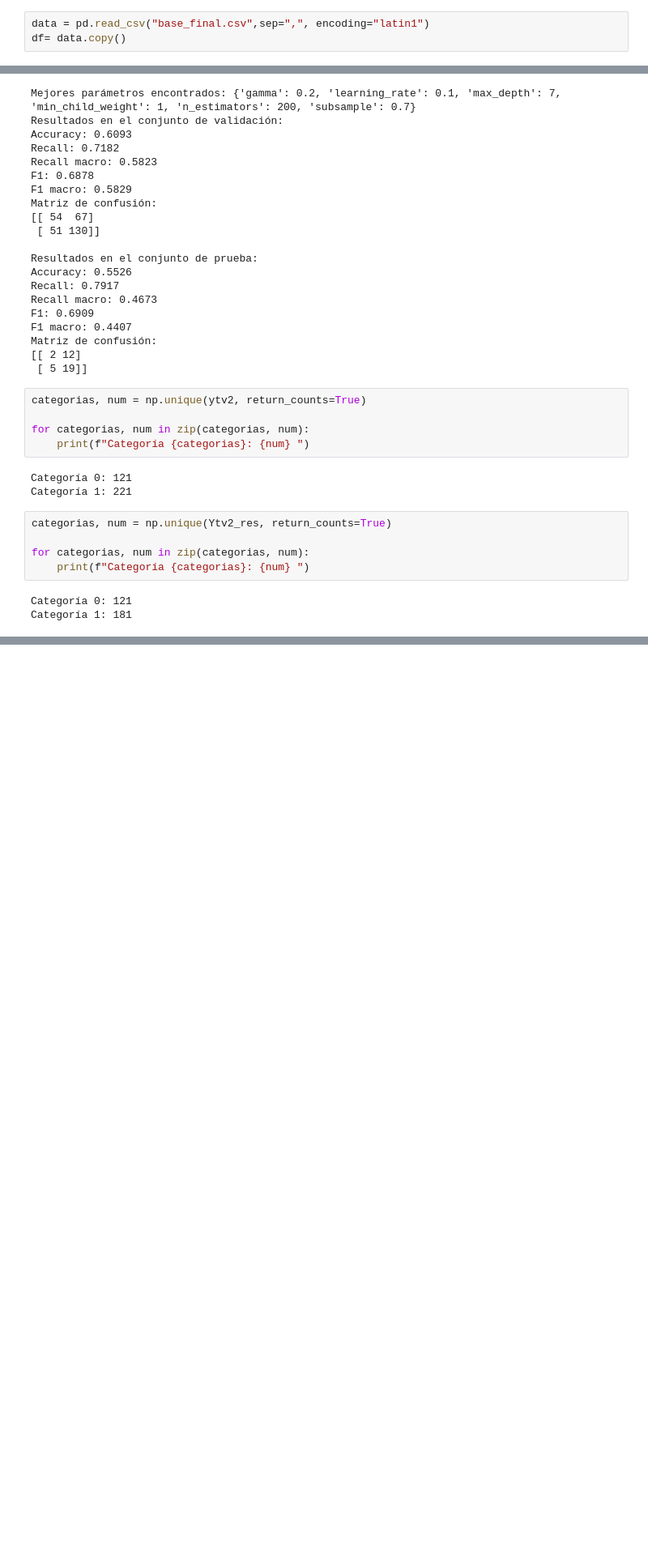
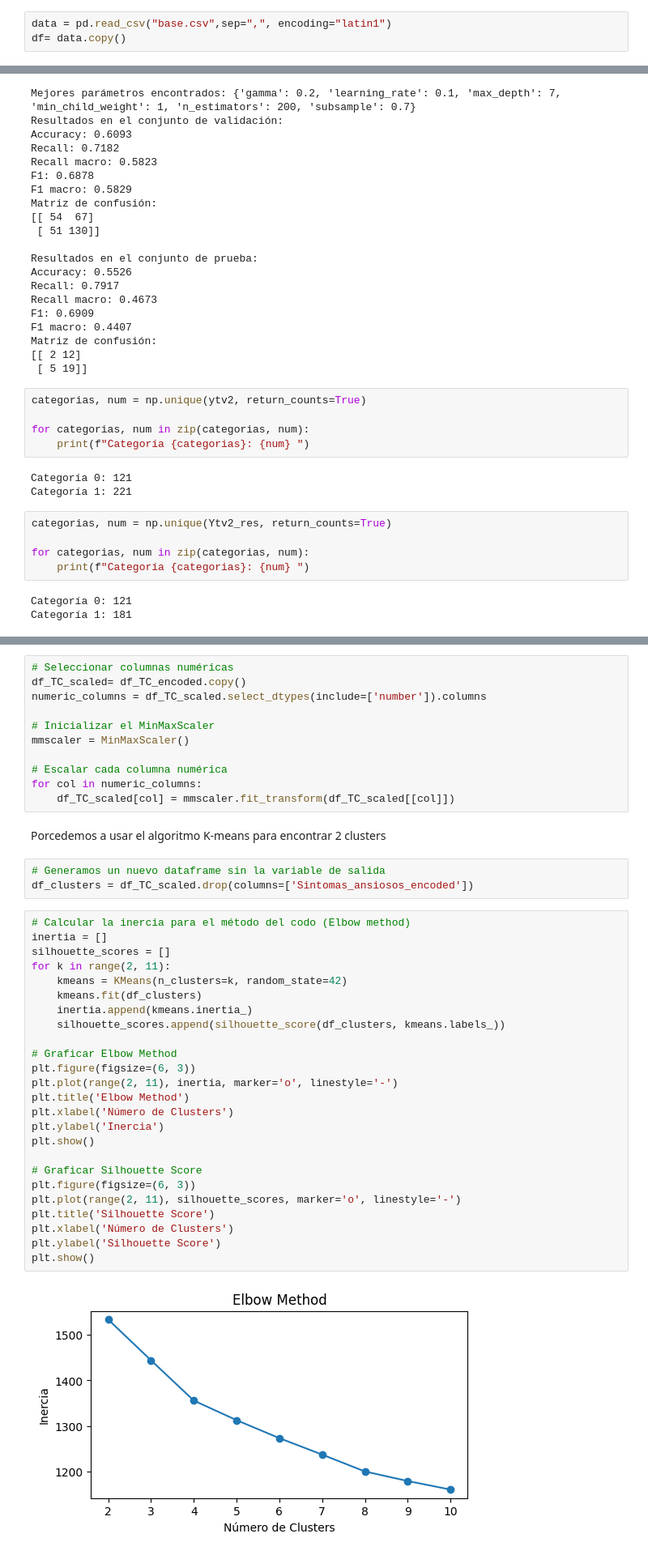
Before and after one commit to daniela-estevez/ProyectoIntegrador, a Jupyter notebook: Avance4_13Equipo.ipynb, the cells around one changed output, grey strips where cells are left out. Shown: that part at 81% size. Drawn from its saved outputs; the diff is of its cells as text; blank space fills up the shorter version.

```diff
--- a/Avance4_13Equipo.ipynb
+++ b/Avance4_13Equipo.ipynb
@@ -59,7 +64,7 @@ from sklearn.metrics import silhouette_score
 # %% [markdown]
 Se aplica el pre procesamiento de los datos que se ha trabajado en semanas anteriores
 # %%
-data = pd.read_csv("base_final.csv",sep=",", encoding="latin1")
+data = pd.read_csv("base.csv",sep=",", encoding="latin1")
 df= data.copy()
 # %%
 # Eliminamos entonces estas características
@@ -1514,0 +1526,43 @@ Categoría 1: 181
+# %%
+# Seleccionar columnas numéricas
+df_TC_scaled= df_TC_encoded.copy()
+numeric_columns = df_TC_scaled.select_dtypes(include=['number']).columns
+
+# Inicializar el MinMaxScaler
+mmscaler = MinMaxScaler()
+
+# Escalar cada columna numérica
+for col in numeric_columns:
+    df_TC_scaled[col] = mmscaler.fit_transform(df_TC_scaled[[col]])
+# %% [markdown]
+Porcedemos a usar el algoritmo K-means para encontrar 2 clusters
+# %%
+# Generamos un nuevo dataframe sin la variable de salida
+df_clusters = df_TC_scaled.drop(columns=['Sintomas_ansiosos_encoded'])
+# %%
+# Calcular la inercia para el método del codo (Elbow method)
+inertia = []
+silhouette_scores = []
+for k in range(2, 11):
+    kmeans = KMeans(n_clusters=k, random_state=42)
+    kmeans.fit(df_clusters)
+    inertia.append(kmeans.inertia_)
+    silhouette_scores.append(silhouette_score(df_clusters, kmeans.labels_))
+
+# Graficar Elbow Method
+plt.figure(figsize=(6, 3))
+plt.plot(range(2, 11), inertia, marker='o', linestyle='-')
+plt.title('Elbow Method')
+plt.xlabel('Número de Clusters')
+plt.ylabel('Inercia')
+plt.show()
+
+# Graficar Silhouette Score
+plt.figure(figsize=(6, 3))
+plt.plot(range(2, 11), silhouette_scores, marker='o', linestyle='-')
+plt.title('Silhouette Score')
+plt.xlabel('Número de Clusters')
+plt.ylabel('Silhouette Score')
+plt.show()
+# %% [output]
+[figure, added]
```
Also changed, not shown: parts of 31 cells of this notebook.
